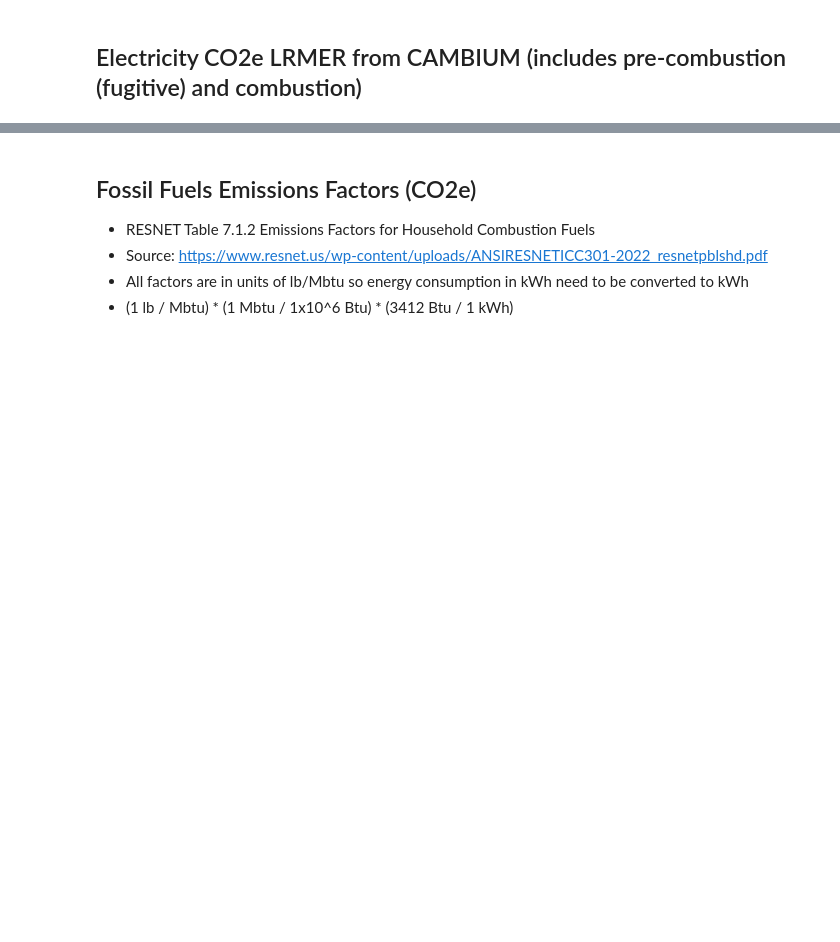
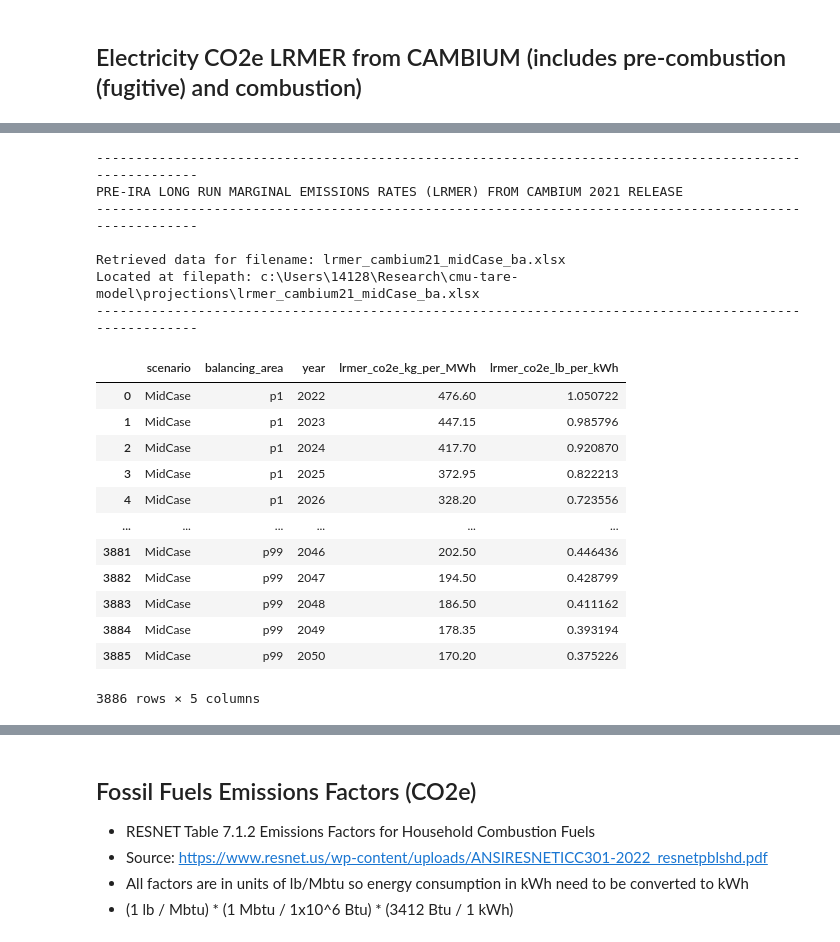
Before and after one commit to jordan-joseph126/cmu-tare-model, a Jupyter notebook: tare_baseline_v4.1_cambium.ipynb, the cells around one changed output, grey strips where cells are left out. Saved outputs shown, nothing was run; the diff lists cells and outputs as text; code cells hidden in the pictures; blank space fills up the shorter version.

Commit message:
updated baseline scenario and functions notebook for cambium

```diff
--- a/tare_baseline_v4.1_cambium.ipynb
+++ b/tare_baseline_v4.1_cambium.ipynb
@@ -408,0 +340,79 @@ df_margEmis_electricity_cambium
+# %%
+print("""
+-------------------------------------------------------------------------------------------------------
+PRE-IRA LONG RUN MARGINAL EMISSIONS RATES (LRMER) FROM CAMBIUM 2021 RELEASE
+-------------------------------------------------------------------------------------------------------""")
+# CAMBIUM 2021 FOR PRE-IRA SCENARIO
+filename = 'lrmer_cambium21_midCase_ba.xlsx'
+relative_path = os.path.join(r"projections", filename)
+file_path = os.path.join(project_root, relative_path)
+df_cambium21_margEmis_electricity = pd.read_excel(io=file_path, sheet_name='lrmer_cambium21_midCase_ba')
+
+print(f"""
+Retrieved data for filename: {filename}
+Located at filepath: {file_path}
+-------------------------------------------------------------------------------------------------------
+""")
+
+import pandas as pd
+import numpy as np
+from scipy.interpolate import interp1d
+
+# Create a new DataFrame to store interpolated results
+interpolated_data = []
+
+# Group by 'scenario' and 'balancing_area'
+grouped = df_cambium21_margEmis_electricity.groupby(['scenario', 'balancing_area'])
+
+for (scenario, balancing_area), group in grouped:
+    years = group['year'].values
+    values = group['lrmer_co2e_kg_per_MWh'].values
+
+    # Define a function for interpolation over the known points
+    f = interp1d(years, values, kind='linear')
+
+    # Generate years in 1-year increments between the minimum and maximum
+    new_years = np.arange(years.min(), years.max() + 1)
+
+    # Interpolate the values for these new years
+    new_values = f(new_years)
+
+    # Store the results
+    interpolated_group = pd.DataFrame({
+        'scenario': scenario,
+        'balancing_area': balancing_area,
+        'year': new_years,
+        'lrmer_co2e_kg_per_MWh': new_values
+    })
+
+    interpolated_data.append(interpolated_group)
+
+# Concatenate all the interpolated data into a single DataFrame
+df_cambium21_margEmis_electricity = pd.concat(interpolated_data).reset_index(drop=True)
+
+# Convert to $USD2023 per lb
+df_cambium21_margEmis_electricity['lrmer_co2e_lb_per_kWh'] = df_cambium21_margEmis_electricity['lrmer_co2e_kg_per_MWh'] * (1/1000) * (2.20462/1)
+
+# Display the interpolated DataFrame
+df_cambium21_margEmis_electricity
+# %% [output]
+-------------------------------------------------------------------------------------------------------
+PRE-IRA LONG RUN MARGINAL EMISSIONS RATES (LRMER) FROM CAMBIUM 2021 RELEASE
+-------------------------------------------------------------------------------------------------------
+
+Retrieved data for filename: lrmer_cambium21_midCase_ba.xlsx
+Located at filepath: c:\Users\14128\Research\cmu-tare-model\projections\lrmer_cambium21_midCase_ba.xlsx
+-------------------------------------------------------------------------------------------------------
+|  | scenario | balancing_area | year | lrmer_co2e_kg_per_MWh | lrmer_co2e_lb_per_kWh |
+| 0 | MidCase | p1 | 2022 | 476.60 | 1.050722 |
+| 1 | MidCase | p1 | 2023 | 447.15 | 0.985796 |
+| 2 | MidCase | p1 | 2024 | 417.70 | 0.920870 |
+| 3 | MidCase | p1 | 2025 | 372.95 | 0.822213 |
+| 4 | MidCase | p1 | 2026 | 328.20 | 0.723556 |
+| ... | ... | ... | ... | ... | ... |
+| 3881 | MidCase | p99 | 2046 | 202.50 | 0.446436 |
+| 3882 | MidCase | p99 | 2047 | 194.50 | 0.428799 |
+| 3883 | MidCase | p99 | 2048 | 186.50 | 0.411162 |
+| 3884 | MidCase | p99 | 2049 | 178.35 | 0.393194 |
+| 3885 | MidCase | p99 | 2050 | 170.20 | 0.375226 |
+3886 rows × 5 columns
```
Also changed, not shown: parts of 16 cells of this notebook, 3 other files.
